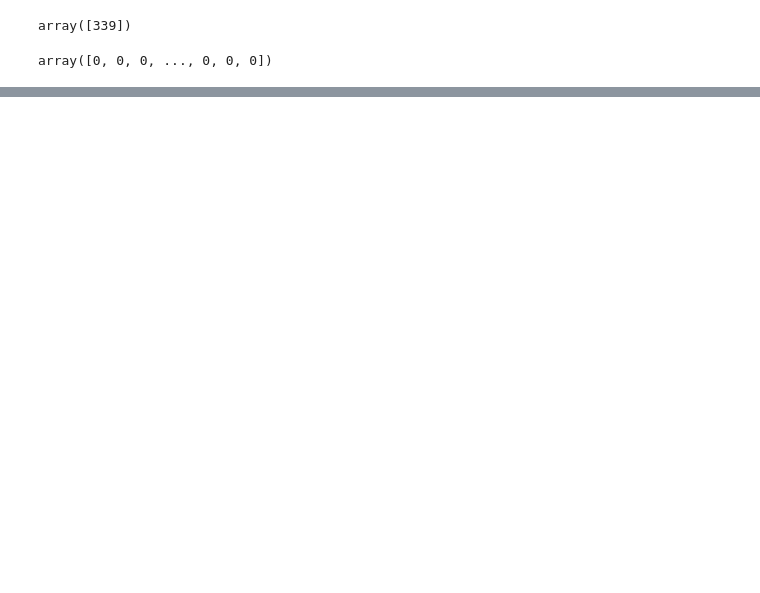
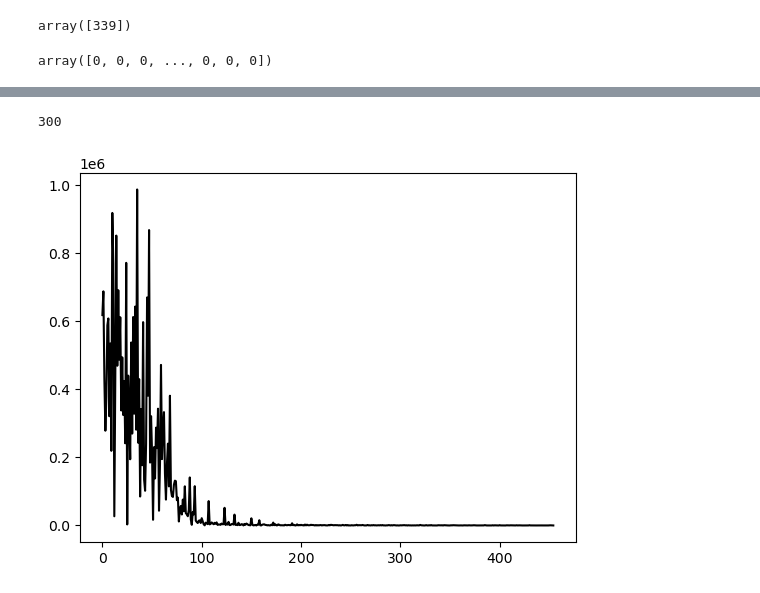
Before and after one commit to khood5/SNN-DNA-project, a Jupyter notebook: classicApproch.ipynb, the cells around one changed output, grey strips where cells are left out. Drawn from its saved outputs; the diff is of its cells as text; code cells hidden in the pictures; blank space fills up the shorter version.

```diff
--- a/classicApproch.ipynb
+++ b/classicApproch.ipynb
@@ -9,10 +9,11 @@ from torch.utils.data import Dataset, DataLoader
 import IPython.display as display
 from matplotlib import animation
 import torch
+import copy
 from torch import nn
 %matplotlib inline
 import matplotlib.pyplot as plt
-device = torch.device("cuda:1" if torch.cuda.is_available() else "cpu")
+device = torch.device("cuda:0" if torch.cuda.is_available() else "cpu")
 # %%
 class expermentDataloader(Dataset):
     def __init__(
@@ -111,9 +101,9 @@ inputTorch = torch.from_numpy(data).float().to(device)
 # %%
-for _ in range(50):
-    output = model(inputTorch)
-    loss = MSE(output, targetTorch)
-    adam.zero_grad()
-    loss.backward()
-    adam.step()
-    outputPlot = output.clone().detach().cpu().numpy()
-    print(loss,end="\r")
+# for _ in range(50):
+#     output = model(inputTorch)
+#     loss = MSE(output, targetTorch)
+#     adam.zero_grad()
+#     loss.backward()
+#     adam.step()
+#     outputPlot = output.clone().detach().cpu().numpy()
+#     print(loss,end="\r")
@@ -134,0 +215,3 @@ testDataset = DataLoader(testData, batch_size=batch_size, shuffle=True)
+# %%
+featIn = len(trainData[0][0])
+trainData[0]
@@ -139 +295,8 @@ device(type='cuda', index=1)
+# %%
+# plt.plot(list(range(len(accs))), accs, '-', color='black')
+plt.plot(list(range(len(losses))), losses, '-', color='black')
+len(accs)
+# %% [output]
+300
+[figure, added]
 # %%
```
Also changed, not shown: parts of 35 cells of this notebook, 1 other file.
